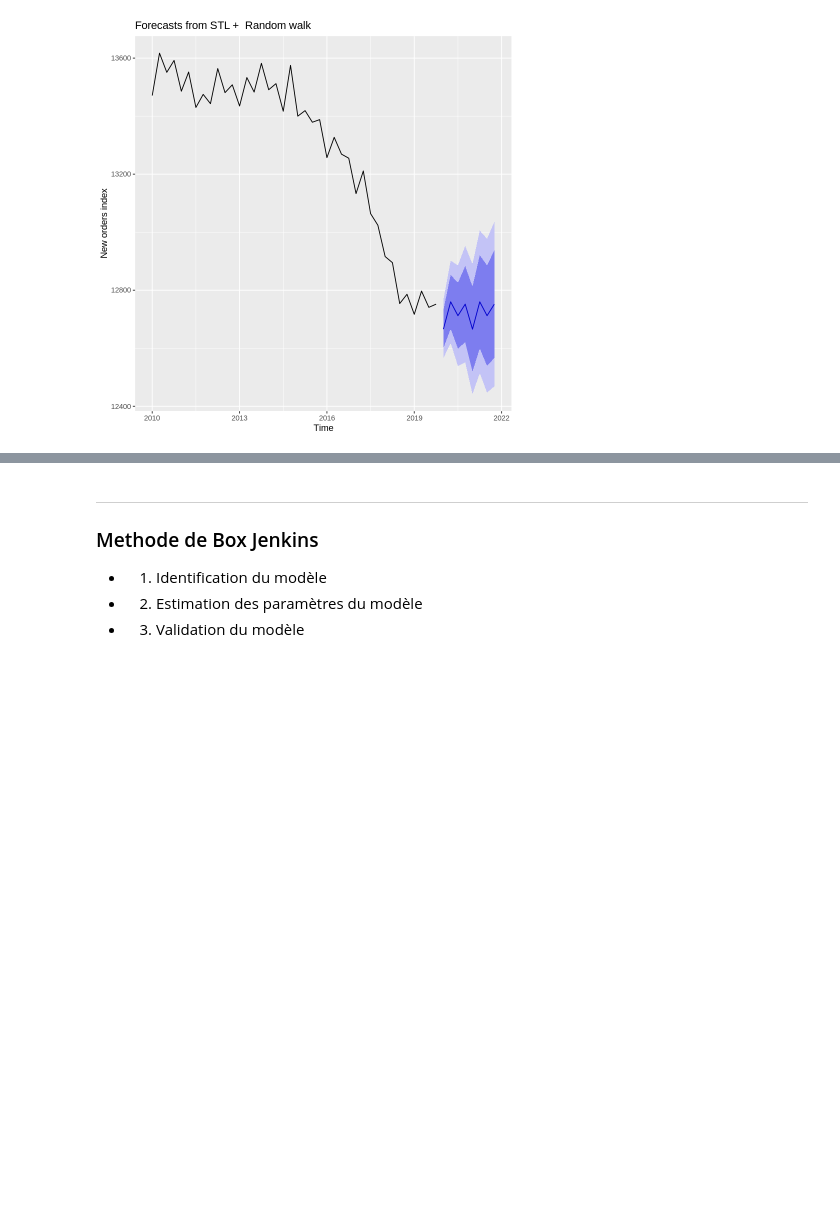
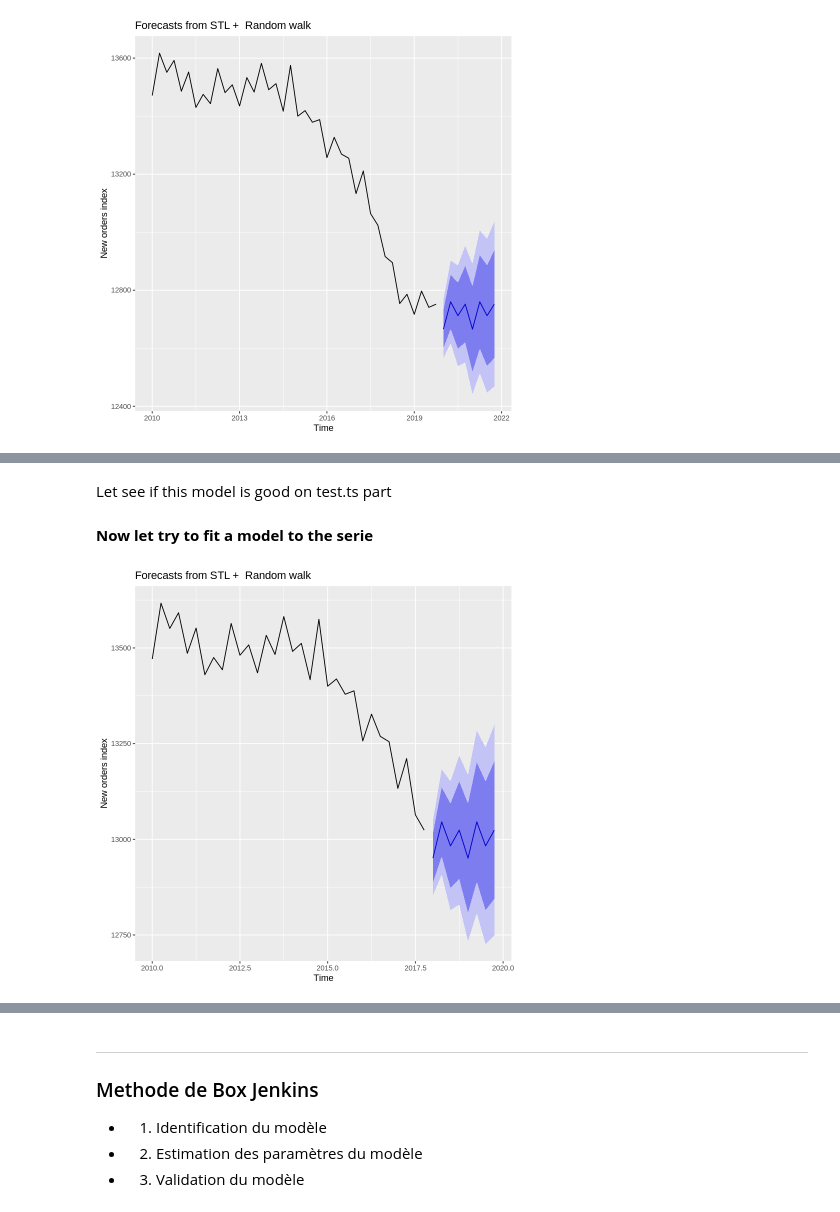
Before and after one commit to Jay-boo/TimeSeries_ACOSS, a Jupyter notebook: univariate.ipynb, the cells around one changed output, grey strips where cells are left out. Drawn from its saved outputs; the diff is of its cells as text; code cells hidden in the pictures; blank space fills up the shorter version.

```diff
--- a/main.ipynb
+++ b/univariate.ipynb
@@ -459,0 +477,14 @@ fit %>% forecast(method="naive") %>%
+# %% [markdown]
+Let see if this model is good on test.ts part
+# %% [markdown]
+**Now let try to fit a model to the serie**
+# %%
+tot.train.ts <- train.ts[,tot_index]
+
+
+fit <- stl(tot.train.ts, t.window=13, s.window="periodic",
+  robust=TRUE)
+fit %>% forecast(method="naive") %>%
+  autoplot() + ylab("New orders index")
+# %% [output]
+[figure, added]
```
Also changed, not shown: parts of 4 cells of this notebook, 1 other file.
